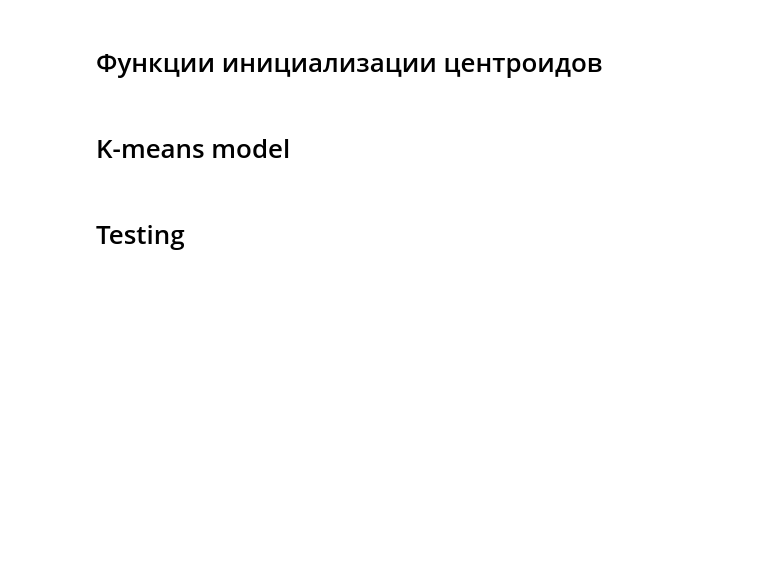
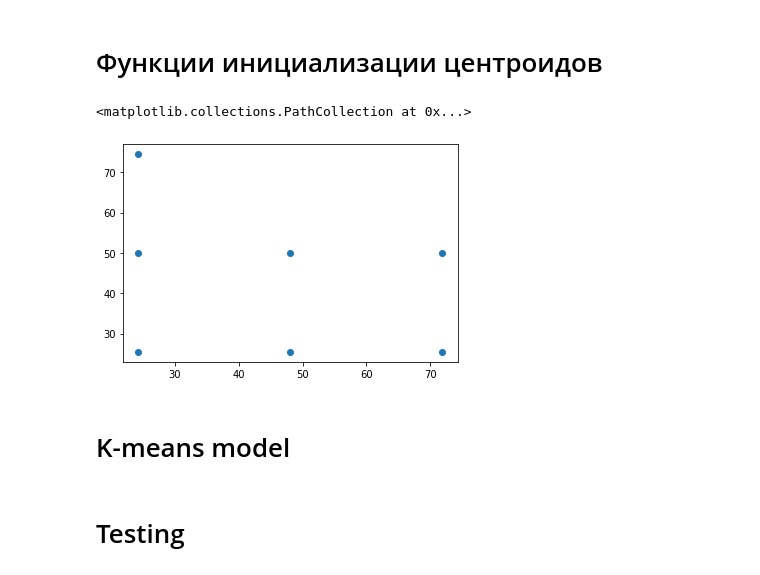
Before and after one commit to Dmitry315/Clasterization, a Jupyter notebook: K-means.ipynb, the cells around one changed output. Drawn from its saved outputs; the diff is of its cells as text; code cells hidden in the pictures; blank space fills up the shorter version.

```diff
--- a/K-means.ipynb
+++ b/K-means.ipynb
@@ -16,10 +16,21 @@ def distinct_points_init(data, k):
     a, b = np.min(data[:, 0]), np.max(data[:, 0])
     c, d = np.min(data[:, 1]), np.max(data[:, 1])
     w = int(np.ceil(np.sqrt(k)))
-    x = np.tile(np.linspace(a, b, w), w)
-    y = np.tile(np.linspace(c, d, w), w)
-    res = np.concatenate((x[:k, np.newaxis], y[:k, np.newaxis]), axis = 1)
-    return res
+    h = int(np.ceil(k / w))
+    margin_x = (b - a)/(w + 1)
+    margin_y = (d - c)/(h + 1)
+    x = np.tile(np.linspace(a + margin_x, b - margin_x, w), h)[:, np.newaxis]
+    y = np.repeat(np.linspace(c + margin_y, d - margin_y, h), w)[:, np.newaxis]
+    res = np.concatenate((x, y), axis=1)
+    return res[:k]
+# %%
+# пример иницализации
+data = np.random.random(size=(100, 2)) * 100
+x = distinct_points_init(data, 7)
+plt.scatter(x[:, 0],x[:, 1])
+# %% [output]
+<matplotlib.collections.PathCollection at 0x...>
+[figure, added]
 # %% [markdown]
 # K-means model
 # %%
```
Also changed, not shown: parts of 54 cells of this notebook.
